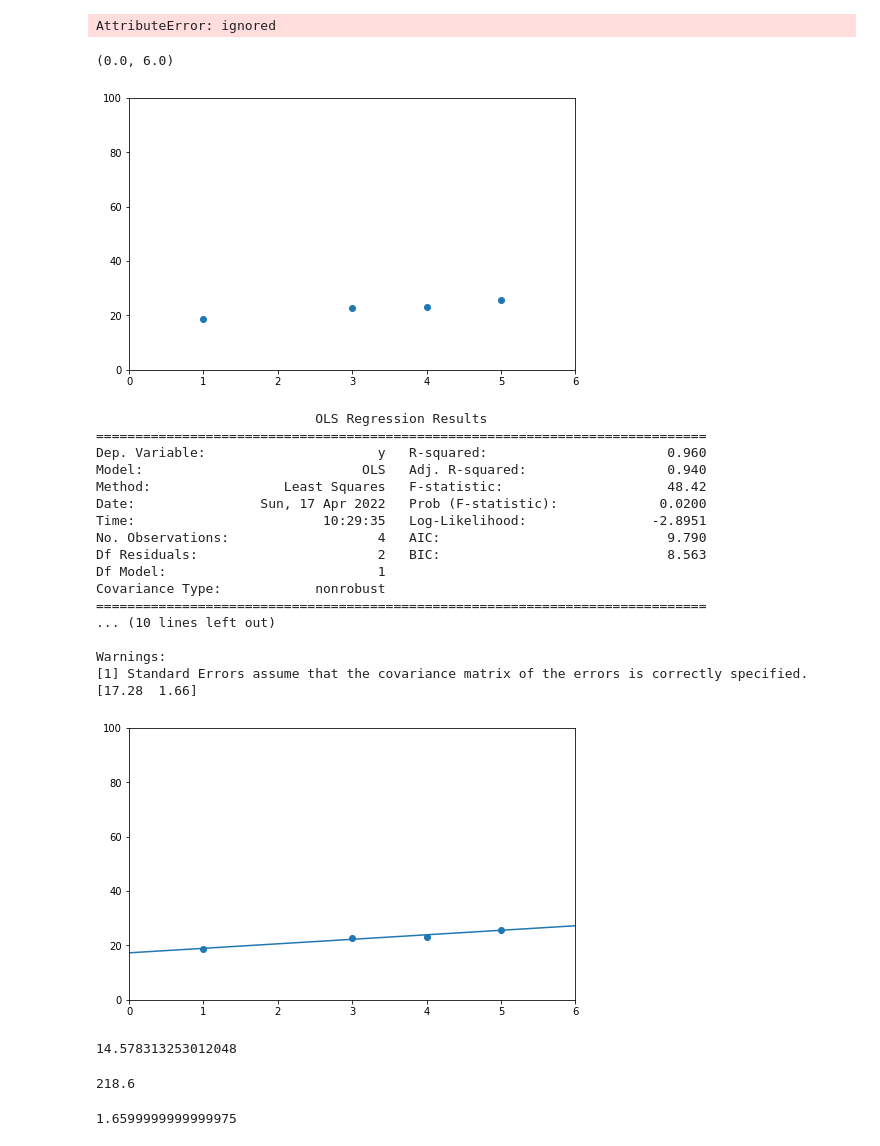
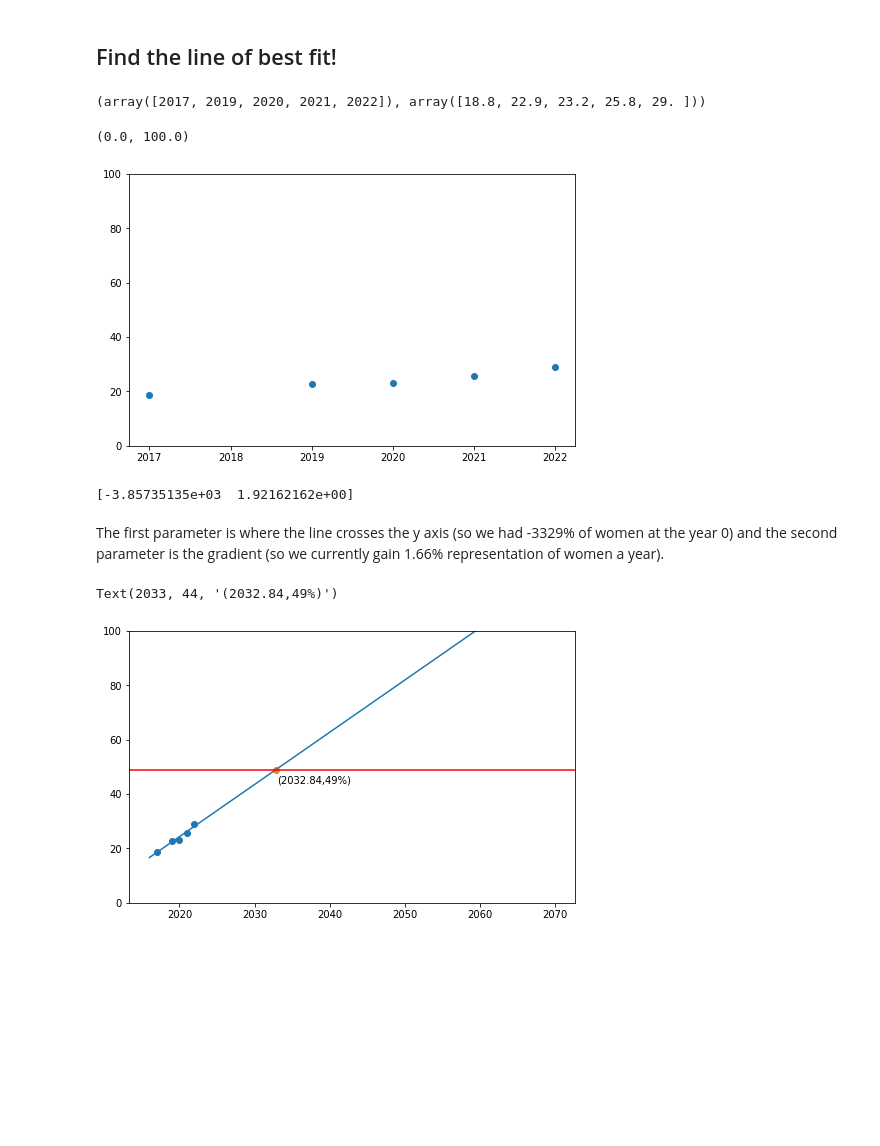
Before and after one commit to duanasq/learning-ds-public, a Jupyter notebook: block_dei_display.ipynb, the cells around one changed output. Cells and saved outputs as stored; diff of their text form; code cells hidden in the pictures; blank space fills up the shorter version.

```diff
--- a/block_dei_display.ipynb
+++ b/block_dei_display.ipynb
@@ -19,10 +20,10 @@ import matplotlib
 import matplotlib.pyplot as plt
 # %%
 df_tech = pd.DataFrame({
-    "report_year": ["2017", "2018", "2019", "2020", "2021"],
-    "non_binary" : [np.nan, np.nan, np.nan, 0.002, 0.003],
-    "women": [0.188, np.nan, 0.229, 0.232, 0.258],
-    "men": [0.812, np.nan, 0.771, 0.765, 0.739]
+    "report_year": [2017, 2018, 2019, 2020, 2021, 2022],
+    "non_binary" : [np.nan, np.nan, np.nan, 0.002, 0.003, 0.006],
+    "women": [0.188, np.nan, 0.229, 0.232, 0.258, 0.29],
+    "men": [0.812, np.nan, 0.771, 0.765, 0.739, 0.704]
 })
 df_tech
 # %% [output]
@@ -79,68 +81,42 @@ fig.tight_layout()
-# %%
-# print scatter plot of (x, y)
-
-women_percentages.filter(lambda val: val != NaN)
-# %% [output]
-AttributeError: ignored
+# %% [markdown]
+## Find the line of best fit!
+# %%
+df_tech_no_nans = df_tech.dropna(subset=['women'])
+x = df_tech_no_nans["report_year"].values
+y = df_tech_no_nans["women"].values * 100
+(x,y)
+# %% [output]
+(array([2017, 2019, 2020, 2021, 2022]), array([18.8, 22.9, 23.2, 25.8, 29. ]))
 # %%
 import statsmodels.api as sm
-
-x = np.array([1,3,4,5]).reshape(-1,1)
-
-y = np.array([18.8,22.9,23.2,25.8])
 
 fig, ax = plt.subplots(figsize=[8, 5])
 ax.scatter(x,y)
 ax.set_ylim(0,100)
-ax.set_xlim(0,6)
 # %% [output]
-(0.0, 6.0)
+(0.0, 100.0)
-[figure, old version]
+[figure, new version]
 # %%
 x_with_const = sm.add_constant(x)
 model = sm.OLS(y, x_with_const)
 results = model.fit()
-print(results.summary())
+#print(results.summary())
 print(results.params)
 # %% [output]
-                            OLS Regression Results
-==============================================================================
-Dep. Variable:                      y   R-squared:                       0.960
-Model:                            OLS   Adj. R-squared:                  0.940
-Method:                 Least Squares   F-statistic:                     48.42
-Date:                Sun, 17 Apr 2022   Prob (F-statistic):             0.0200
-Time:                        10:29:35   Log-Likelihood:                -2.8951
-No. Observations:                   4   AIC:                             9.790
-Df Residuals:                       2   BIC:                             8.563
-Df Model:                           1
-Covariance Type:            nonrobust
-==============================================================================
-... (10 lines left out)
-
-Warnings:
-[1] Standard Errors assume that the covariance matrix of the errors is correctly specified.
-[17.28  1.66]
+[-3.85735135e+03  1.92162162e+00]
+# %% [markdown]
+The first parameter is where the line crosses the y axis (so we had -3329% of women at the year 0) and the second parameter is the gradient (so we currently gain 1.66% representation of women a year).
 # %%
-x2 = np.linspace(0, 6, 7)
+x2 = np.linspace(2016, 2070)
 y2 = x2 * results.params[1] + results.params[0]
 
 fig, ax = plt.subplots(figsize=[8, 5])
 ax.scatter(x,y)
-ax.set(xlim=(0, 6), xticks=np.arange(7),
-       ylim=(0, 100))
+ax.set(ylim=(0, 100))
 ax.plot(x2, y2)
-plt.show()
+ax.axhline(y=49, color='r', linestyle='-')
+ax.scatter([2032.84],[49])
+ax.text(2033,44,'(2032.84,49%)')
 # %% [output]
+Text(2033, 44, '(2032.84,49%)')
-[figure, old version]
+[figure, new version]
-# %%
-(50-25.8)/1.66
-# %% [output]
-14.578313253012048
-# %%
-0*18.8+2*22.9+3*23.2+4*25.8
-# %% [output]
-218.6
-# %%
-(218.6 - 9*90.7/4) / (29-81/4)
-# %% [output]
-1.6599999999999975
```
Also changed, not shown: parts of 5 cells of this notebook.
